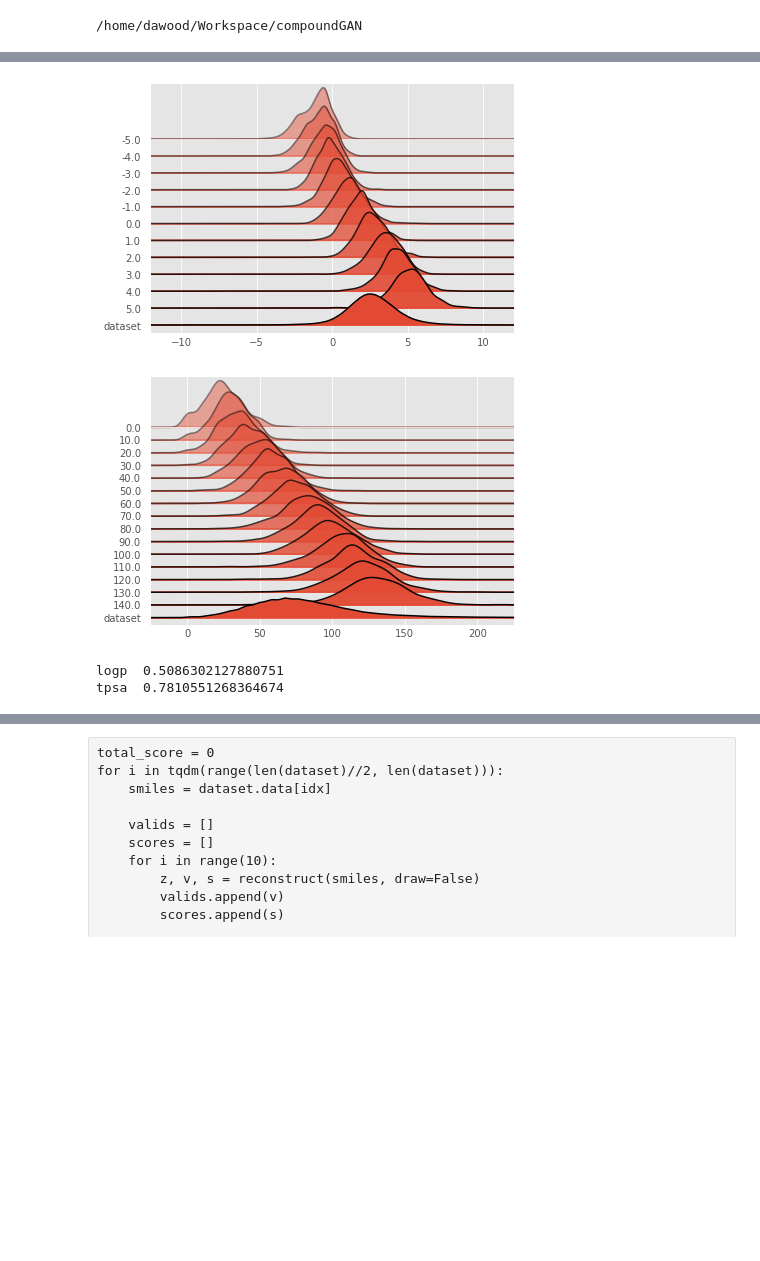
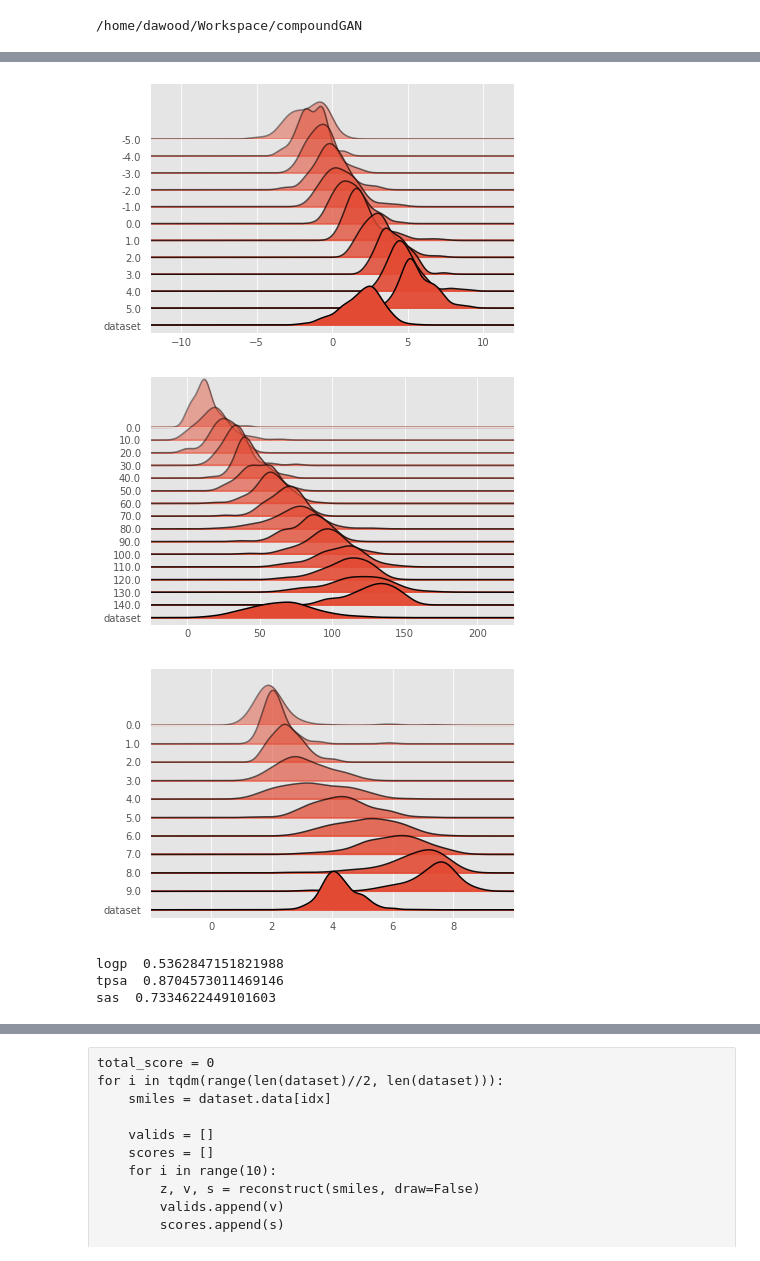
Before and after one commit to dawood95/compoundGAN, a Jupyter notebook: notebooks/model_test.ipynb, the cells around one changed output, grey strips where cells are left out. Drawn from its saved outputs; the diff is of its cells as text; code cells hidden in the pictures; blank space fills up the shorter version.

```diff
--- a/notebooks/model_test.ipynb
+++ b/notebooks/model_test.ipynb
@@ -116,5 +101,5 @@ plt.hist(dataset_logP, bins=100)
 # %%
-state_dict = torch.load('/home/dawood/Experiments/compound-gan-1c8dd68344ed4250aeb8b38f9a329924/model_12.weights', map_location='cpu')
+state_dict = torch.load('/home/dawood/Experiments/compound-gan-1c6ef65c98bd457fb36ce0a67a18c2a6/model_256.weights', map_location='cpu')
 #state_dict = torch.load('./model.weights', map_location='cpu')#.weights')
 print(state_dict['epoch'], state_dict['seq_len'])
 seq_len = state_dict['seq_len']
@@ -124,10 +109,10 @@ seq_len = 300 if seq_len == np.inf else seq_len
 # %%
 D = 256
 L = D
-C = 2
+C = 0
 DIM_TOKEN = 139
 model = CVAEF([DIM_TOKEN, 3], D,
-              [L, L, L, L], 1, 0.9, True, use_adjoint=False, num_decoder_layers=4)
+              [L, L, L, L], C, 0.9, True, use_adjoint=False, num_decoder_layers=4)
 model.load_state_dict(state_dict['parameters'])
 model = model.eval().to(DEVICE)
 # %%
@@ -227,7 +212,7 @@ def generate_random(num_mols, req_condition=None, draw=True):
                     # qed
                     #condition[j, 1] = ((condition[j, 1] * 10).int().float())
                     # sas
-                    #condition[j, 2] = ((condition[j, 2] * 10).int().float())
+                    condition[j, 2] = ((condition[j, 2] * 10).int().float())
 
         z = torch.cat([z, condition], -1)
         z = z.to(DEVICE)
@@ -244,14 +229,14 @@ def generate_random(num_mols, req_condition=None, draw=True):
 
                 pred_logp = Chem.Descriptors.MolLogP(mol)
                 # pred_qed  = QED.qed(mol)
-                # pred_sas  = sascorer.calculateScore(mol)
+                pred_sas  = sascorer.calculateScore(mol)
                 pred_tpsa = Chem.Descriptors.TPSA(mol, includeSandP=True)
 
                 if C > 0:
                     logp_data.append((condition[b, 0].item(), pred_logp))
                     tpsa_data.append((condition[b, 1].item() * 10, pred_tpsa))
                     # qed_data.append((condition[b, 1].item() / 10, pred_qed))
-                    # sas_data.append((condition[b, 2].item(), pred_sas))
+                    sas_data.append((condition[b, 2].item(), pred_sas))
 
     num_mols = len(pred_mols)
 
@@ -264,7 +249,7 @@ def generate_random(num_mols, req_condition=None, draw=True):
 
     return pred_mols, pred_smiles, logp_data, tpsa_data, qed_data, sas_data
 # %%
-num_gen = 10_000
+num_gen = 10_00
 draw    = False
 pred_mols, pred_smiles, logp_data, tpsa_data, qed_data, sas_data = generate_random(num_gen, draw=draw)
 # %% [output]
@@ -304,50 +289,55 @@ tpsa_map['dataset'] = [x*10 for x in dataset_tpsa]
 #     qed_map[i[0]].append(i[1])
 # qed_map['dataset'] = dataset_qed
 
-# sas_map = defaultdict(list)
-# for i in sorted(sas_data, key=lambda x:x[0]):
-#     sas_map[i[0]].append(i[1])
-# sas_map['dataset'] = dataset_sas
+sas_map = defaultdict(list)
+for i in sorted(sas_data, key=lambda x:x[0]):
+    sas_map[i[0]].append(i[1])
+sas_map['dataset'] = dataset_sas
 
 joypy.joyplot(logp_map, grid=True, fade=True, x_range=(-12, 12))#, labels=keys)
 #plt.xticks(range(-5, 6))
 #plt.xlabel('Predicted Property')
 #plt.ylabel('Requested Property')
 #plt.title('LogP')
 
 joypy.joyplot(tpsa_map, grid=True, fade=True, x_range=(-25, 225))#, labels=keys)
 # #plt.xticks(range(-5, 6))
 # plt.xlabel('Predicted Property')
 # plt.ylabel('Requested Property')
 # plt.title('TPSA')
 
 # joypy.joyplot(qed_map, grid=True, fade=True)#, labels=keys)
 # #plt.xticks(range(0, 11))
 # # plt.xlim(-5, 6)
 # plt.xlabel('Predicted Property')
 # plt.ylabel('Requested Property')
 # plt.title('QED')
 
-# joypy.joyplot(sas_map, grid=True, fade=True)#, labels=keys)
+joypy.joyplot(sas_map, grid=True, fade=True, x_range=(-2, 10))#, labels=keys)
 # plt.xticks(range(0, 11))
 # # plt.xlim(-5, 6)
 # plt.xlabel('Predicted Property')
 # plt.ylabel('Requested Property')
 # plt.title('SA Score')
 
 plt.show()
 # %% [output]
-[figure, old version]
+[figure, new version]
-[figure, old version]
+[figure, new version]
+[figure, added]
 # %%
 x = np.array(logp_data)
 print('logp ', r2_score(x[:, 0], x[:, 1]))
 
 x = np.array(tpsa_data)
 print('tpsa ', r2_score(x[:, 0], x[:, 1]))
+
+x = np.array(sas_data)
+print('sas ', r2_score(x[:, 0], x[:, 1]))
 # %% [output]
-logp  0.5086302127880751
-tpsa  0.7810551268364674
+logp  0.5362847151821988
+tpsa  0.8704573011469146
+sas  0.7334622449101603
 # %%
 novel_smiles = []
 for p_smiles in tqdm(set(pred_smiles)):
```
Also changed, not shown: parts of 6 cells of this notebook, 5 other files.
